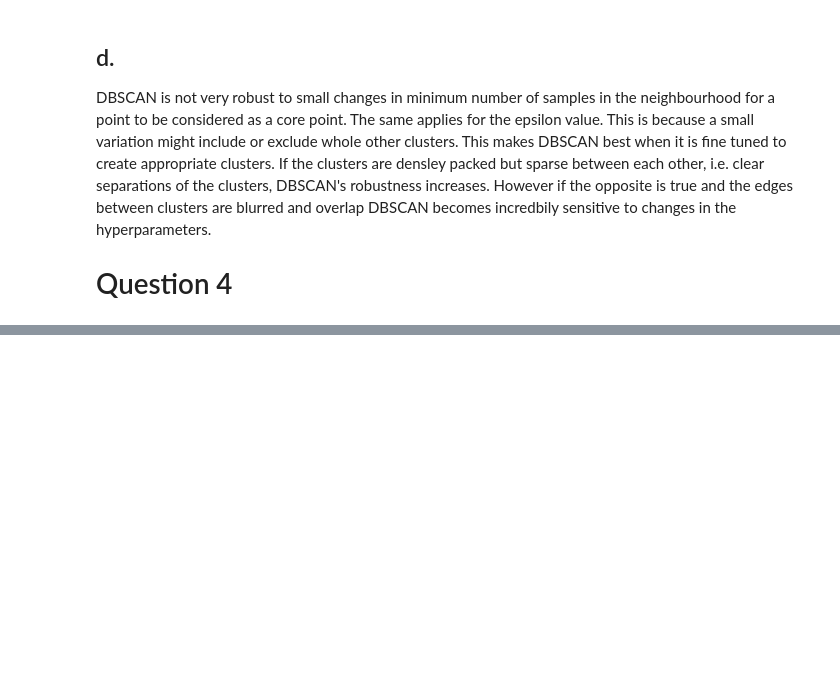
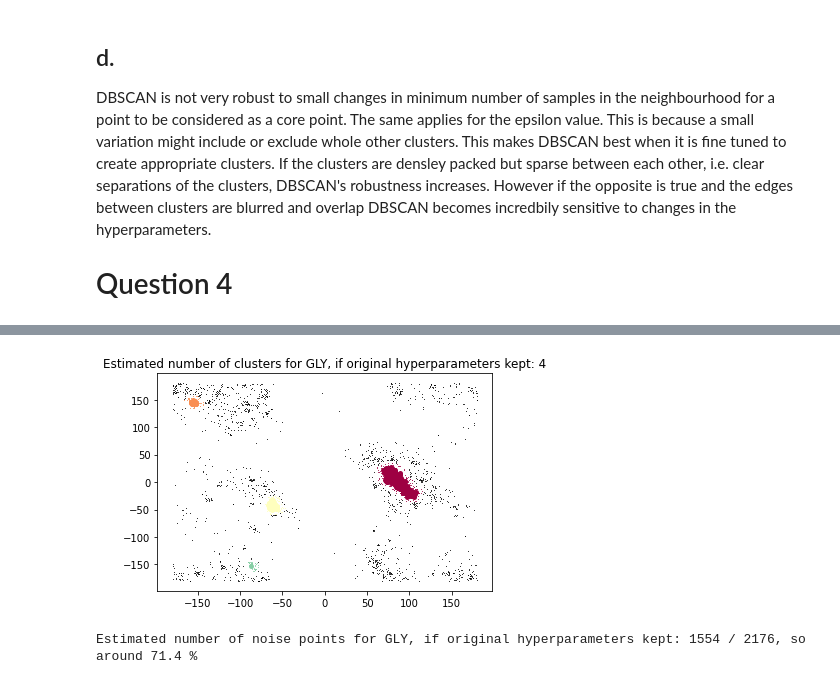
Before and after one commit to RomainTHD-UniStuff/DAT405_Introduction_to_Data_Science_and_AI, a Jupyter notebook: Assignment_3/Assignment_3.ipynb, the cells around one changed output, grey strips where cells are left out. Saved outputs shown, nothing was run; the diff lists cells and outputs as text; code cells hidden in the pictures; blank space fills up the shorter version.

```diff
--- a/Assignment_3/Assignment_3.ipynb
+++ b/Assignment_3/Assignment_3.ipynb
@@ -302,0 +323,5 @@ plt.show()"""
+# %%
+showDBSCAN(xGLY, yGLY, 9.1, 45, "Estimated number of clusters for GLY, if original hyperparameters kept", "Estimated number of noise points for GLY, if original hyperparameters kept")
+# %% [output]
+[figure, added]
+Estimated number of noise points for GLY, if original hyperparameters kept: 1554 / 2176, so around 71.4 %
```
Also changed, not shown: parts of 14 cells of this notebook.
